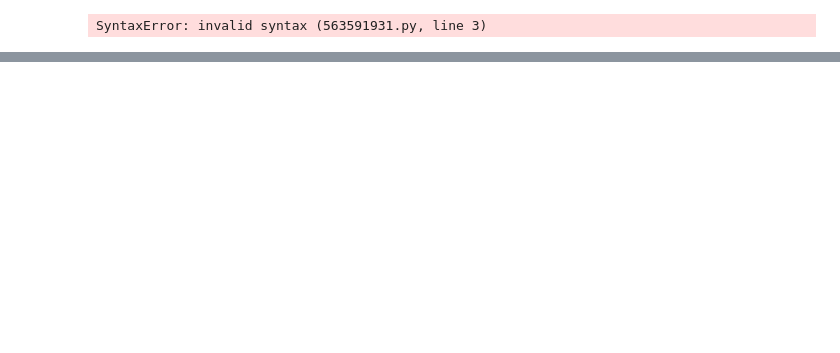
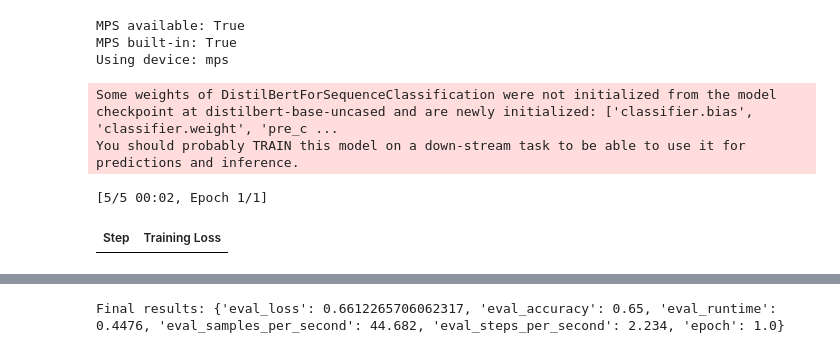
Before and after one commit to briansterle/CPS_579_PhishingURLDetection, a Jupyter notebook: src/phishing_model.ipynb, the cells around one changed output, grey strips where cells are left out. Saved outputs shown, nothing was run; the diff lists cells and outputs as text; code cells hidden in the pictures; blank space fills up the shorter version.

```diff
--- a/src/phishing_model.ipynb
+++ b/src/phishing_model.ipynb
@@ -136,15 +122,0 @@ Requirement already satisfied: certifi>=2017.4.17 in /opt/anaconda3/envs/m4pytor
-# %%
-import numpy as np
-from sklearn.metrics import classification_report, confusion_matrix, accuracy_score
-
-def eval_trainer(trainer):
-    preds_output = trainer.predict(ds["test"])
-    preds = np.argmax(preds_output.predictions, axis=1)
-    true  = preds_output.label_ids
-    print(classification_report(true, preds))
-    return true, preds
-
-true_d, pred_d = eval_trainer(distil_trainer)
-true_b, pred_b = eval_trainer(bert_trainer)
-# %% [output]
-SyntaxError: invalid syntax (563591931.py, line 3)
@@ -183,0 +123,46 @@ plt.show()
+# %%
+import torch
+
+print("MPS available:", torch.backends.mps.is_available())   # True if MPS is usable
+print("MPS built-in:", torch.backends.mps.is_built())        # True if MPS was compiled in
+
+device = torch.device("mps") if torch.backends.mps.is_available() else torch.device("cpu")
+print("Using device:", device)
+# %% [output]
+MPS available: True
+MPS built-in: True
+Using device: mps
+# %%
+def compute_metrics(p):
+    preds = np.argmax(p.predictions, axis=1)
+    return {"accuracy": (preds == p.label_ids).mean()}
+
+model_name = "distilbert-base-uncased"
+tokenizer  = AutoTokenizer.from_pretrained(model_name)
+model      = AutoModelForSequenceClassification.from_pretrained(model_name, num_labels=2)
+
+args = TrainingArguments(
+    output_dir=f"./{model_name.replace('/', '_')}-out",
+    num_train_epochs=2,
+    per_device_train_batch_size=16,
+    per_device_eval_batch_size=32,
+    use_mps_device=True,
+)
+
+# 4. Trainer & run
+trainer = Trainer(
+    model=model,
+    args=args,
+    train_dataset=ds["train"],
+    eval_dataset=ds["test"],
+    tokenizer=tokenizer,
+    compute_metrics=compute_metrics,
+)
+
+trainer.train()
+print("Final results:", trainer.evaluate())
+# %% [output]
+Some weights of DistilBertForSequenceClassification were not initialized from the model checkpoint at distilbert-base-uncased and are newly initialized: ['classifier.bias', 'classifier.weight', 'pre_c ...
+You should probably TRAIN this model on a down-stream task to be able to use it for predictions and inference.
+[5/5 00:02, Epoch 1/1]
+| Step | Training Loss |
@@ -183,0 +170 @@ plt.show()
+Final results: {'eval_loss': 0.6612265706062317, 'eval_accuracy': 0.65, 'eval_runtime': 0.4476, 'eval_samples_per_second': 44.682, 'eval_steps_per_second': 2.234, 'epoch': 1.0}
```
Also changed, not shown: parts of 14 cells of this notebook, 5 other files.
